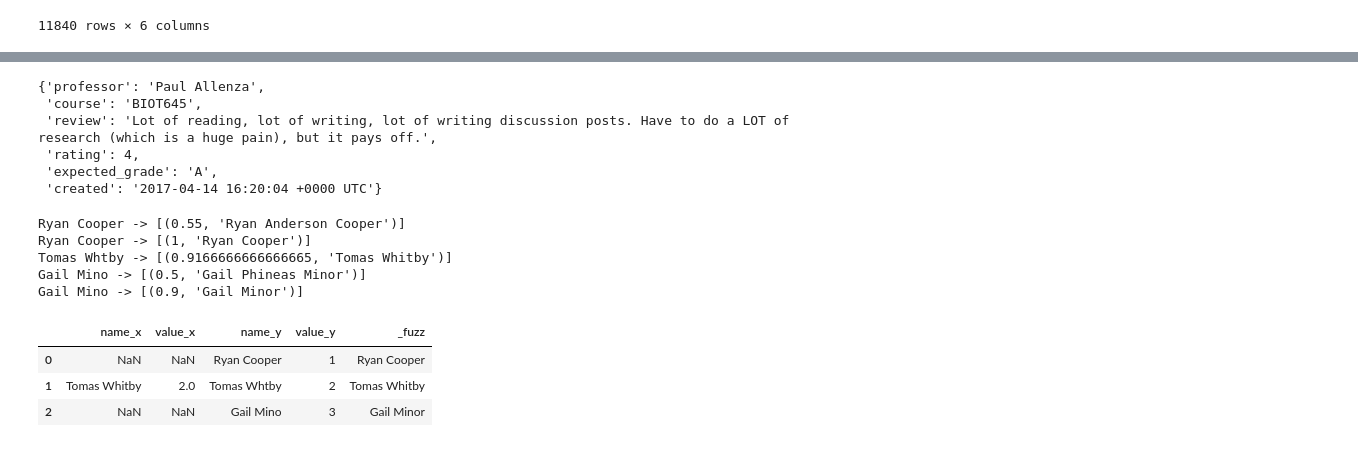
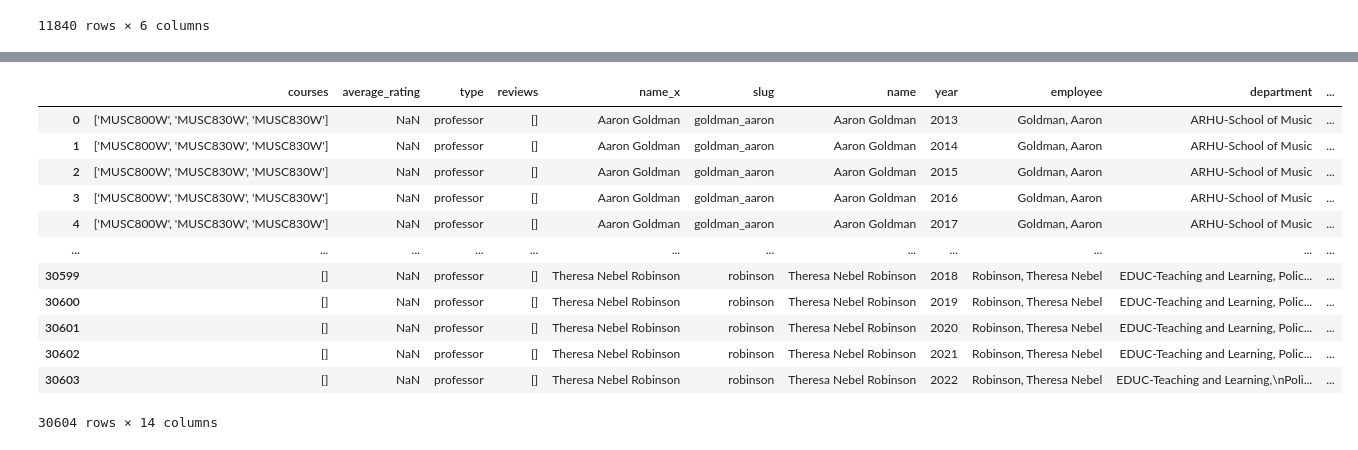
Before and after one commit to cf12/umd-cmsc320-final-tutorial, a Jupyter notebook: src/merge.ipynb, the cells around one changed output, grey strips where cells are left out. Saved outputs shown, nothing was run; the diff lists cells and outputs as text; code cells hidden in the pictures.

Commit message:
work on fuzzy merge + merge

```diff
--- a/src/merge.ipynb
+++ b/src/merge.ipynb
@@ -21,6 +22,14 @@ if module_path not in sys.path:
 pt_df = pd.read_csv("./data/pt_ratings.csv")
 salaries_df = pd.read_csv("./data/salaries.csv")
 rmp_df = pd.read_csv("./data/rmp_ratings.csv")
+# %%
+# Join names to help name search in salaries
+salaries_df["name"] = salaries_df["employee"].apply(
+    lambda x: " ".join(x.split(", ")[::-1])
+)
+
+# pt_df = pt_df[pt_df["reviews"] == "[]"].drop)
+# rmp_df = rmp_df.dropna(subset=["reviews"])
 # %%
 pt_df
 # %% [output]
@@ -50,36 +49,17 @@ pt_review_ex
-# %%
-rmp_review_ex = literal_eval(rmp_df.iloc[rmp_df.reviews.replace("[]", np.nan).first_valid_index()].reviews)[0]
-rmp_review_ex
-# %% [output]
-{'professor': 'Paul Allenza',
- 'course': 'BIOT645',
- 'review': 'Lot of reading, lot of writing, lot of writing discussion posts. Have to do a LOT of research (which is a huge pain), but it pays off.',
- 'rating': 4,
- 'expected_grade': 'A',
- 'created': '2017-04-14 16:20:04 +0000 UTC'}
-# %%
-from utils import fuzzy_merge
-
-df1 = pd.DataFrame([
-    ["Ryan Anderson Cooper", 1],
-    ["Tomas Whitby", 2],
-    ["Gail Phineas Minor", 3]
-], columns=["name", "value"])
-
-df2 = pd.DataFrame([
-    ["Ryan Cooper", 1],
-    ["Tomas Whtby", 2],
-    ["Gail Mino", 3]
-], columns=["name", "value"])
-
-fuzzy_merge(df1, df2, fuzz_on="name", alpha=0.75, beta=0.75, how="right")
-# %% [output]
-Ryan Cooper -> [(0.55, 'Ryan Anderson Cooper')]
-Ryan Cooper -> [(1, 'Ryan Cooper')]
-Tomas Whtby -> [(0.9166666666666665, 'Tomas Whitby')]
-Gail Mino -> [(0.5, 'Gail Phineas Minor')]
-Gail Mino -> [(0.9, 'Gail Minor')]
-|  | name_x | value_x | name_y | value_y | _fuzz |
-| 0 | NaN | NaN | Ryan Cooper | 1 | Ryan Cooper |
-| 1 | Tomas Whitby | 2.0 | Tomas Whtby | 2 | Tomas Whitby |
-| 2 | NaN | NaN | Gail Mino | 3 | Gail Minor |
+# %%
+merge_pt = fuzzy_merge(pt_df, salaries_df, fuzz_on="name", how="inner")
+merge_pt
+# %% [output]
+|  | courses | average_rating | type | reviews | name_x | slug | name | year | employee | department | ... |
+| 0 | ['MUSC800W', 'MUSC830W', 'MUSC830W'] | NaN | professor | [] | Aaron Goldman | goldman_aaron | Aaron Goldman | 2013 | Goldman, Aaron | ARHU-School of Music | ... |
+| 1 | ['MUSC800W', 'MUSC830W', 'MUSC830W'] | NaN | professor | [] | Aaron Goldman | goldman_aaron | Aaron Goldman | 2014 | Goldman, Aaron | ARHU-School of Music | ... |
+| 2 | ['MUSC800W', 'MUSC830W', 'MUSC830W'] | NaN | professor | [] | Aaron Goldman | goldman_aaron | Aaron Goldman | 2015 | Goldman, Aaron | ARHU-School of Music | ... |
+| 3 | ['MUSC800W', 'MUSC830W', 'MUSC830W'] | NaN | professor | [] | Aaron Goldman | goldman_aaron | Aaron Goldman | 2016 | Goldman, Aaron | ARHU-School of Music | ... |
+| 4 | ['MUSC800W', 'MUSC830W', 'MUSC830W'] | NaN | professor | [] | Aaron Goldman | goldman_aaron | Aaron Goldman | 2017 | Goldman, Aaron | ARHU-School of Music | ... |
+| ... | ... | ... | ... | ... | ... | ... | ... | ... | ... | ... | ... |
+| 30599 | [] | NaN | professor | [] | Theresa Nebel Robinson | robinson | Theresa Nebel Robinson | 2018 | Robinson, Theresa Nebel | EDUC-Teaching and Learning, Polic... | ... |
+| 30600 | [] | NaN | professor | [] | Theresa Nebel Robinson | robinson | Theresa Nebel Robinson | 2019 | Robinson, Theresa Nebel | EDUC-Teaching and Learning, Polic... | ... |
+| 30601 | [] | NaN | professor | [] | Theresa Nebel Robinson | robinson | Theresa Nebel Robinson | 2020 | Robinson, Theresa Nebel | EDUC-Teaching and Learning, Polic... | ... |
+| 30602 | [] | NaN | professor | [] | Theresa Nebel Robinson | robinson | Theresa Nebel Robinson | 2021 | Robinson, Theresa Nebel | EDUC-Teaching and Learning, Polic... | ... |
+| 30603 | [] | NaN | professor | [] | Theresa Nebel Robinson | robinson | Theresa Nebel Robinson | 2022 | Robinson, Theresa Nebel | EDUC-Teaching and Learning,\nPoli... | ... |
+30604 rows × 14 columns
```
Also changed, not shown: parts of 6 cells of this notebook, 1 other file.
